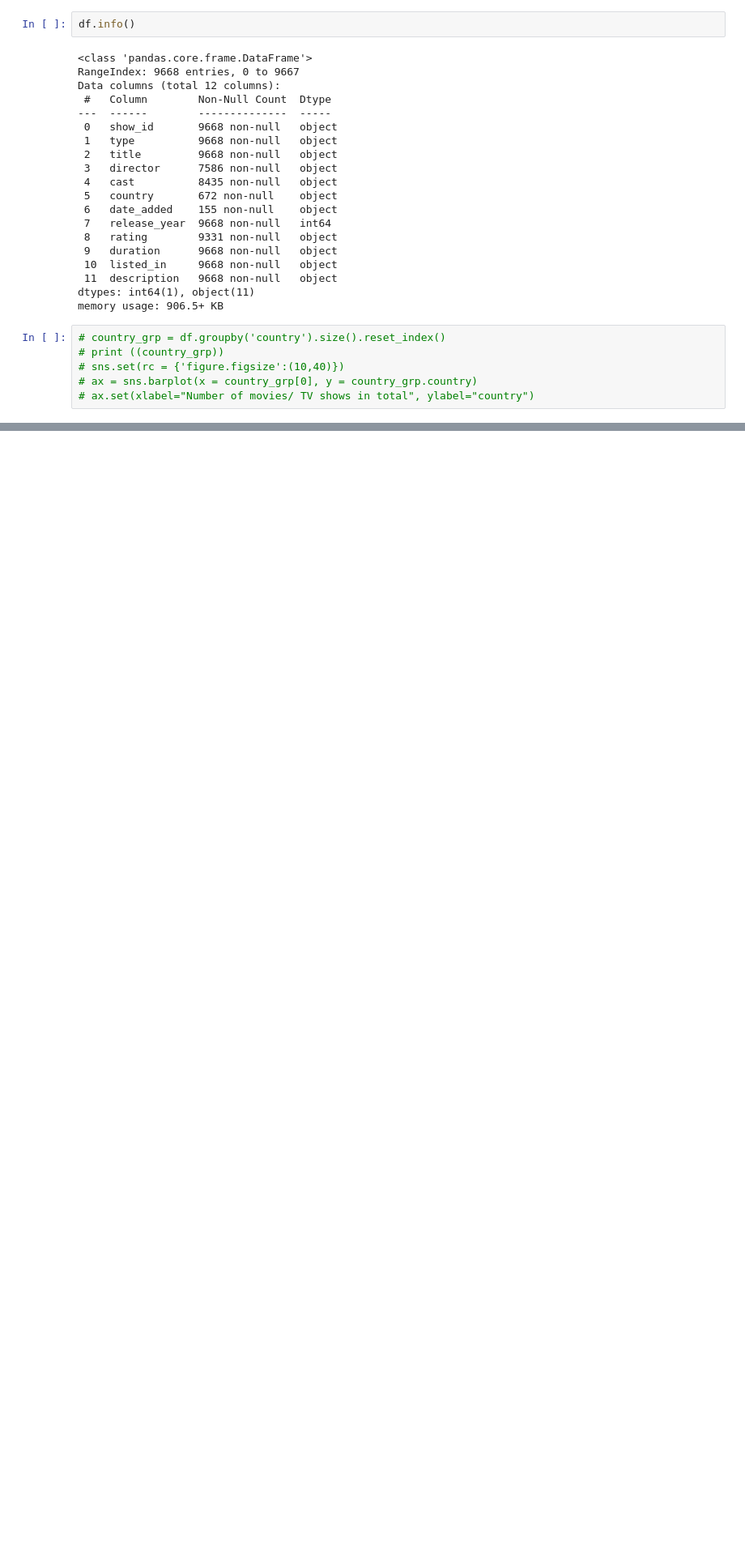
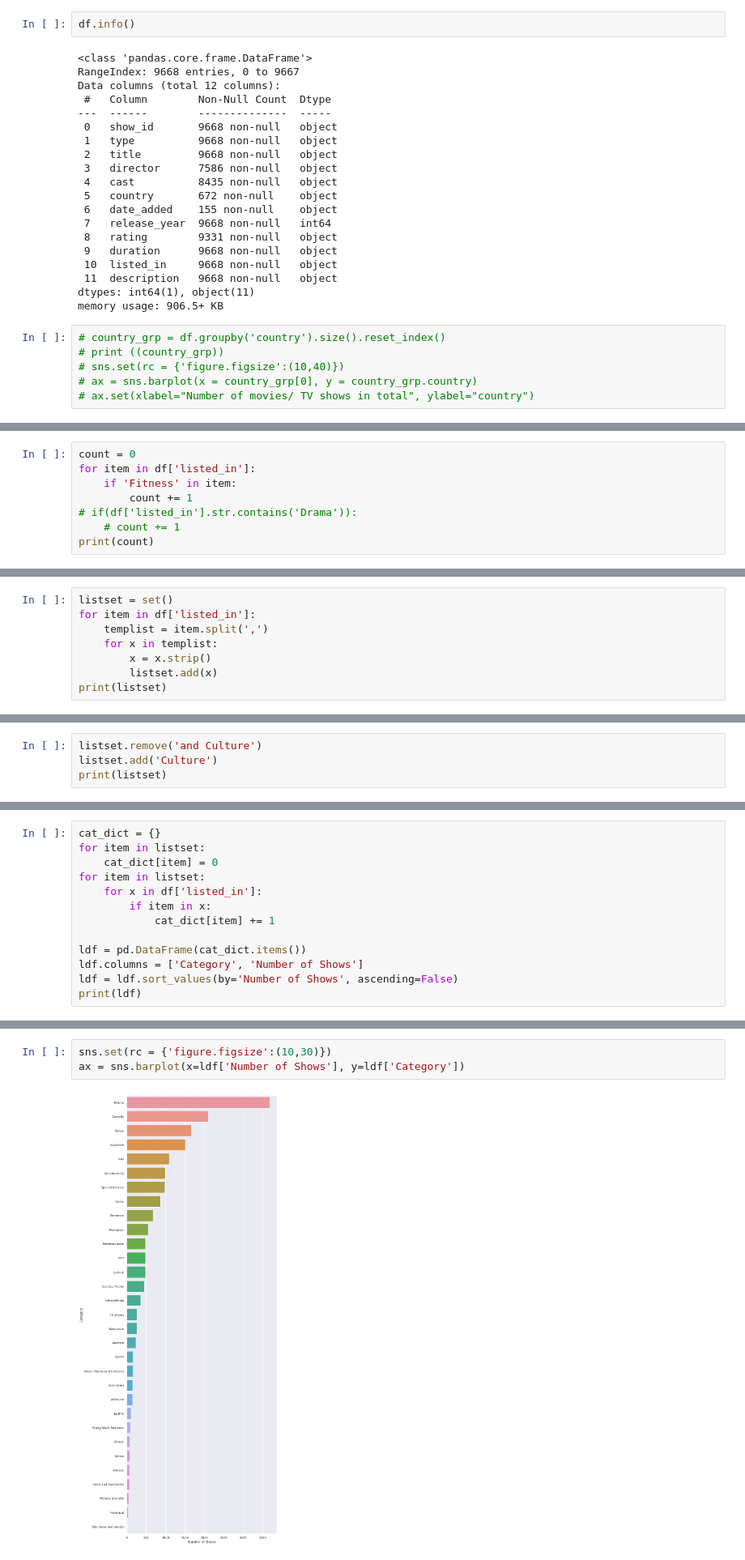
Before and after one commit to Ujwal-B/data_science_practice, a Jupyter notebook: amazonprimedataset-eda.ipynb, the cells around one changed output, grey strips where cells are left out. Shown at 81% size. Saved outputs shown, nothing was run; the diff lists cells and outputs as text; blank space fills up the shorter version.

Commit message:
added few more graphs, performed EDA

```diff
--- a/amazonprimedataset-eda.ipynb
+++ b/amazonprimedataset-eda.ipynb
@@ -89,0 +98,8 @@ ax = sns.barplot(x = mdf['Movie period'], y = mdf['Number of Movies'])
+# %%
+count = 0
+for item in df['listed_in']:
+    if 'Fitness' in item:
+        count += 1
+# if(df['listed_in'].str.contains('Drama')):
+    # count += 1
+print(count)
@@ -89,0 +108,8 @@ ax = sns.barplot(x = mdf['Movie period'], y = mdf['Number of Movies'])
+# %%
+listset = set()
+for item in df['listed_in']:
+    templist = item.split(',')
+    for x in templist:
+        x = x.strip()
+        listset.add(x)
+print(listset)
@@ -89,0 +118,4 @@ ax = sns.barplot(x = mdf['Movie period'], y = mdf['Number of Movies'])
+# %%
+listset.remove('and Culture')
+listset.add('Culture')
+print(listset)
@@ -89,0 +124,13 @@ ax = sns.barplot(x = mdf['Movie period'], y = mdf['Number of Movies'])
+# %%
+cat_dict = {}
+for item in listset:
+    cat_dict[item] = 0
+for item in listset:
+    for x in df['listed_in']:
+        if item in x:
+            cat_dict[item] += 1
+
+ldf = pd.DataFrame(cat_dict.items())
+ldf.columns = ['Category', 'Number of Shows']
+ldf = ldf.sort_values(by='Number of Shows', ascending=False)
+print(ldf)
@@ -89,0 +155,5 @@ ax = sns.barplot(x = mdf['Movie period'], y = mdf['Number of Movies'])
+# %%
+sns.set(rc = {'figure.figsize':(10,30)})
+ax = sns.barplot(x=ldf['Number of Shows'], y=ldf['Category'])
+# %% [output]
+[figure, added]
```
Also changed, not shown: parts of 12 cells of this notebook.
